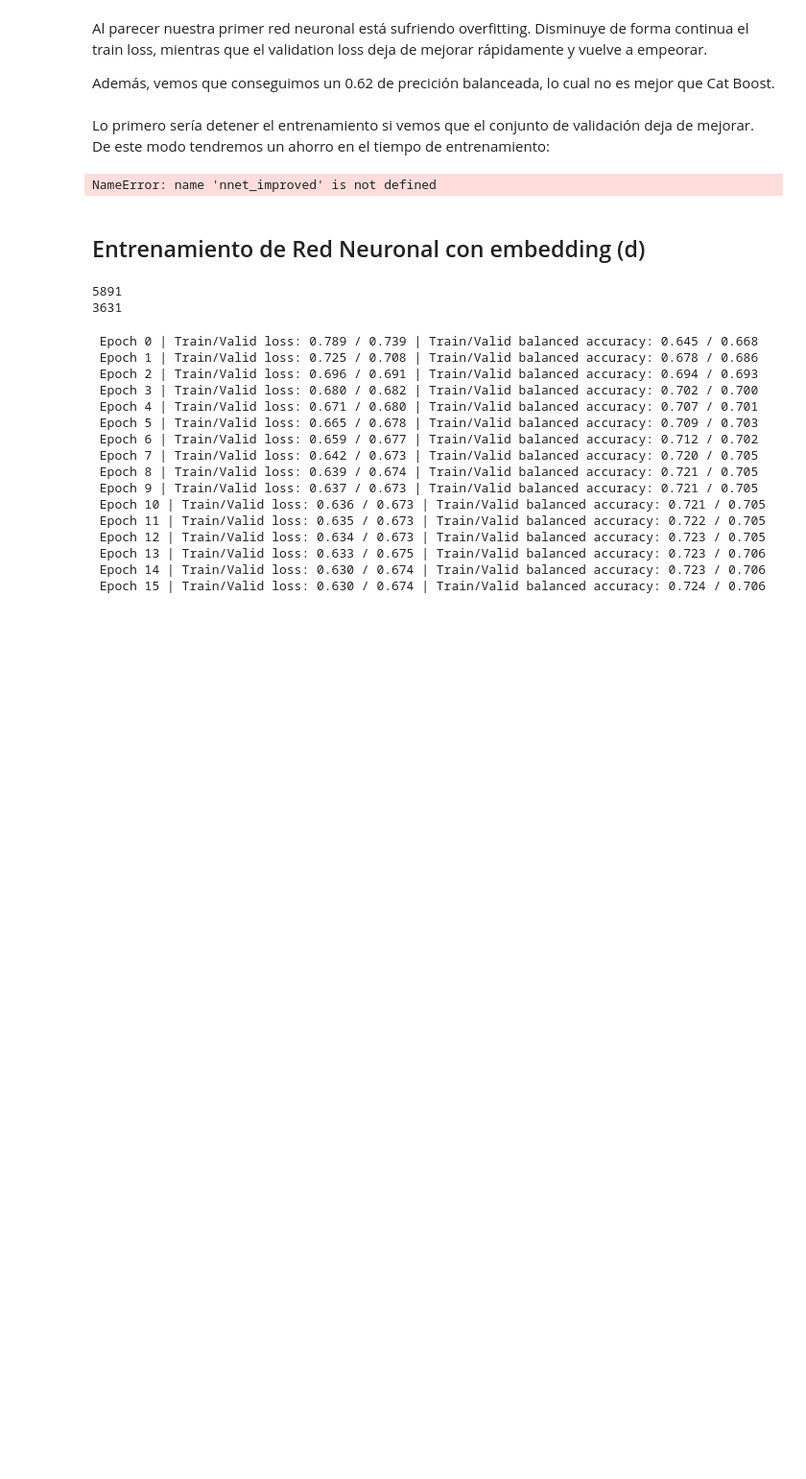
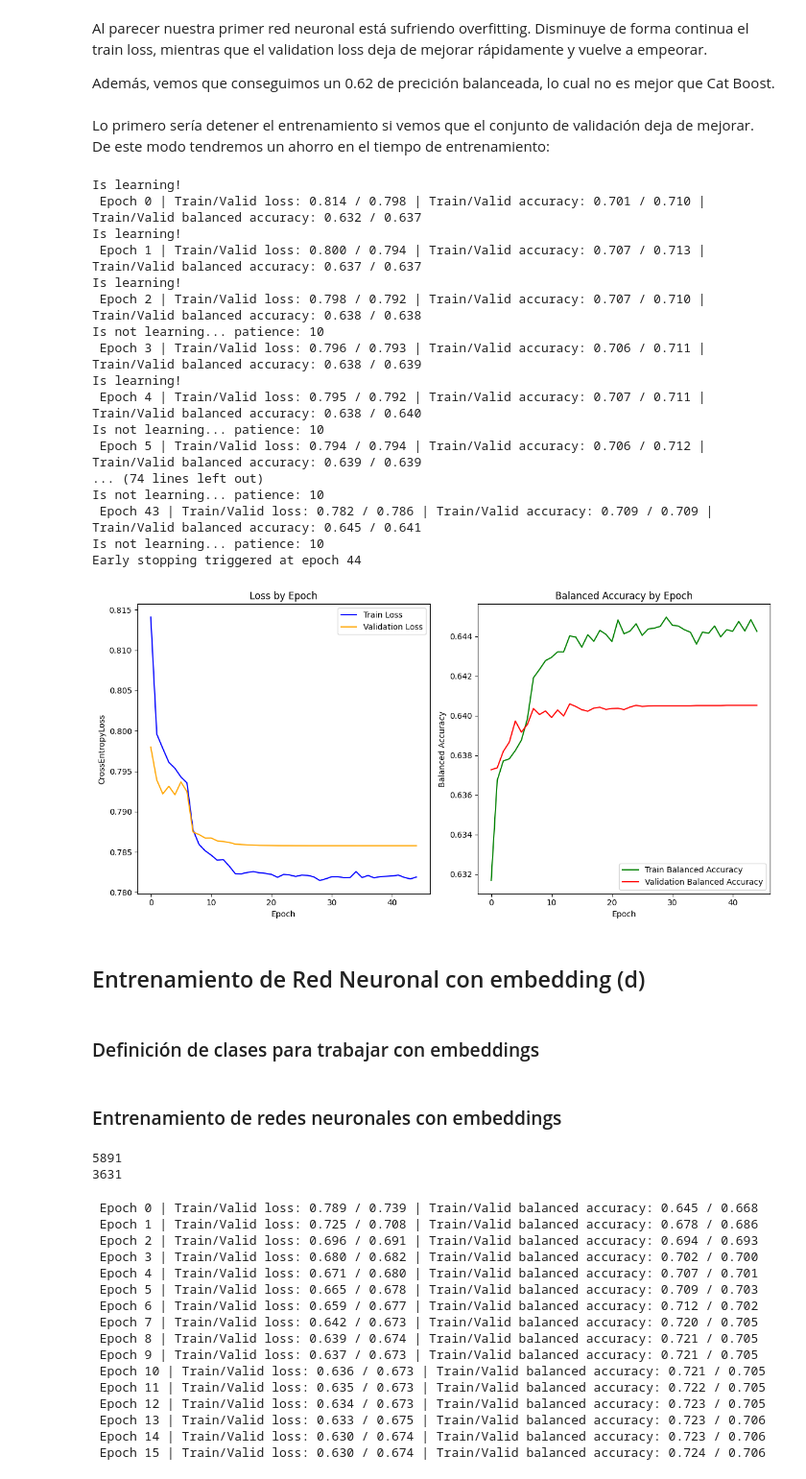
Before and after one commit to claudiobarril/aprendizaje_profundo, a Jupyter notebook: Deep_Learning_TP_Cohorte_17_5B2024.ipynb, the cells around one changed output. Shown at 96% size. Drawn from its saved outputs; the diff is of its cells as text; code cells hidden in the pictures; blank space fills up the shorter version.

```diff
--- a/Deep_Learning_TP_Cohorte_17_5B2024.ipynb
+++ b/Deep_Learning_TP_Cohorte_17_5B2024.ipynb
@@ -1029,5 +992,5 @@ def train_model_improved(nnet, train_dataloader, test_dataloader, scheduler, epo
 # %%
-class NNetImproved(torch.nn.Module):
+class NNetWithDropout(torch.nn.Module):
 
   def __init__(self, input_size, output_size):
     super().__init__()
@@ -1071,8 +1018,51 @@ scheduler = StepLR(optimizer, step_size=7, gamma=0.1)
-# %%
-train_loss_by_epoch, valid_loss_by_epoch, train_balanced_accuracy_by_epoch, valid_balanced_accuracy_by_epoch = train_model_improved(
-    nnet_improved, train_dataloader, test_dataloader, scheduler, epochs=50
-)
-# %% [output]
-NameError: name 'nnet_improved' is not defined
+# %%
+# Crear el modelo
+nnet_with_dropout = NNetWithDropout(input_size=X_train.shape[1], output_size=len(np.unique(y_train))).to(device)
+
+# Configurar la función de pérdida
+class_weights = compute_class_weight('balanced', classes=np.unique(y_train), y=y_train)
+class_weights = torch.tensor(class_weights, dtype=torch.float).to(device)
+criterion = nn.CrossEntropyLoss(weight=class_weights)
+
+# Configurar optimizador y scheduler
+optimizer = optim.Adam(nnet_with_dropout.parameters(), lr=0.001)
+scheduler = StepLR(optimizer, step_size=7, gamma=0.1)
+# %%
+train_dataloader, test_dataloader = build_dataloaders(X=X, y=y, batch_size=64)
+trainer = Trainer(
+    model=nnet_with_dropout,
+    device=device,
+    optimizer=optimizer,
+    criterion=criterion,
+    scheduler=scheduler,
+    early_stopper=EarlyStopper(patience=10, mode="min")
+)
+# %%
+trained_model = trainer.train(
+    train_dataloader=train_dataloader,
+    test_dataloader=test_dataloader,
+    epochs=50
+)
+# %% [output]
+Is learning!
+ Epoch 0 | Train/Valid loss: 0.814 / 0.798 | Train/Valid accuracy: 0.701 / 0.710 | Train/Valid balanced accuracy: 0.632 / 0.637
+Is learning!
+ Epoch 1 | Train/Valid loss: 0.800 / 0.794 | Train/Valid accuracy: 0.707 / 0.713 | Train/Valid balanced accuracy: 0.637 / 0.637
+Is learning!
+ Epoch 2 | Train/Valid loss: 0.798 / 0.792 | Train/Valid accuracy: 0.707 / 0.710 | Train/Valid balanced accuracy: 0.638 / 0.638
+Is not learning... patience: 10
+ Epoch 3 | Train/Valid loss: 0.796 / 0.793 | Train/Valid accuracy: 0.706 / 0.711 | Train/Valid balanced accuracy: 0.638 / 0.639
+Is learning!
+ Epoch 4 | Train/Valid loss: 0.795 / 0.792 | Train/Valid accuracy: 0.707 / 0.711 | Train/Valid balanced accuracy: 0.638 / 0.640
+Is not learning... patience: 10
+ Epoch 5 | Train/Valid loss: 0.794 / 0.794 | Train/Valid accuracy: 0.706 / 0.712 | Train/Valid balanced accuracy: 0.639 / 0.639
+... (74 lines left out)
+Is not learning... patience: 10
+ Epoch 43 | Train/Valid loss: 0.782 / 0.786 | Train/Valid accuracy: 0.709 / 0.709 | Train/Valid balanced accuracy: 0.645 / 0.641
+Is not learning... patience: 10
+Early stopping triggered at epoch 44
+[figure, added]
 # %% [markdown]
 ## Entrenamiento de Red Neuronal con embedding (d) ##
+# %% [markdown]
+### Definición de clases para trabajar con embeddings ###
@@ -1079,3 +1126,5 @@ NameError: name 'nnet_improved' is not defined
+# %% [markdown]
+### Entrenamiento de redes neuronales con embeddings ###
 # %%
 user_id = black_sale_data_processed['User_ID']
 product_id = black_sale_data_processed['Product_ID']
```
Also changed, not shown: parts of 32 cells of this notebook.
